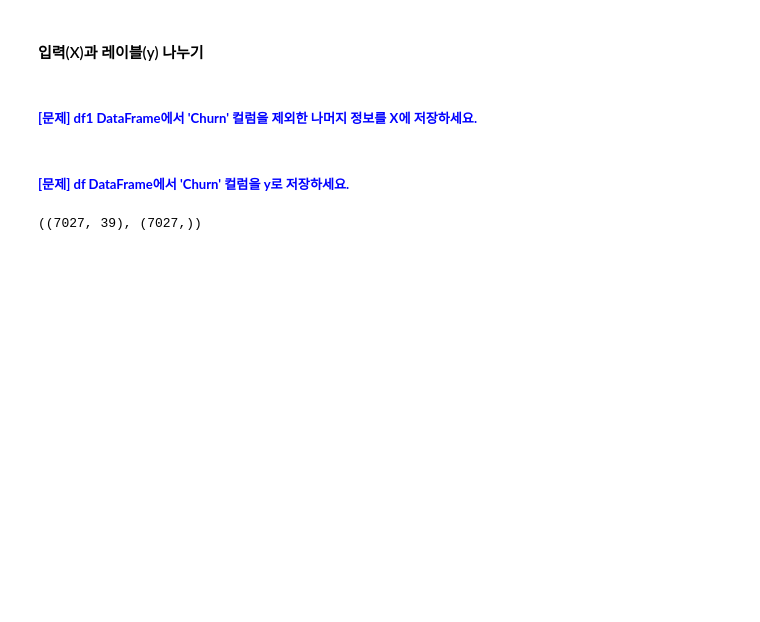
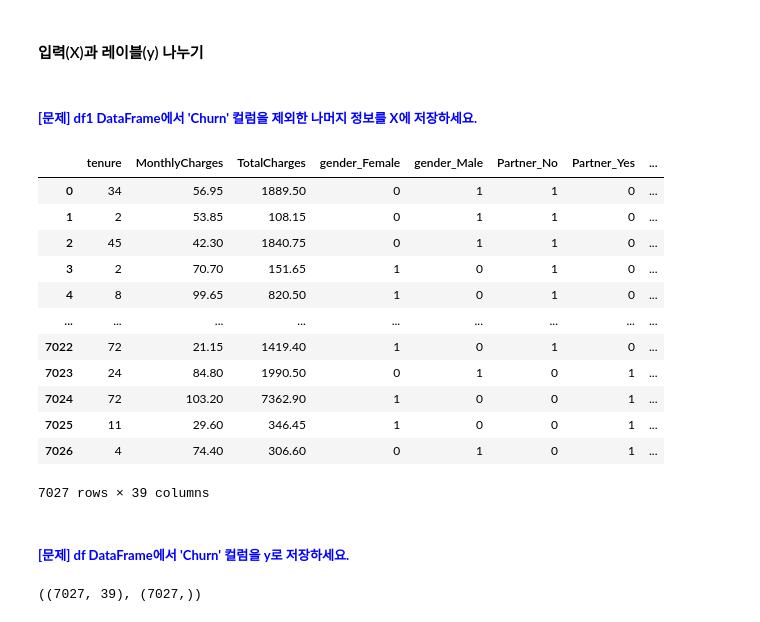
Before and after one commit to tjp1992/AICE, a Jupyter notebook: Python활용AI모델링_02_머신러닝_딥러닝_퀴즈_easy_v3_20221010.ipynb, the cells around one changed output. Saved outputs shown, nothing was run; the diff lists cells and outputs as text; code cells hidden in the pictures; blank space fills up the shorter version.

```diff
--- a/Python활용AI모델링_02_머신러닝_딥러닝_퀴즈_easy_v3_20221010.ipynb
+++ b/Python활용AI모델링_02_머신러닝_딥러닝_퀴즈_easy_v3_20221010.ipynb
@@ -183,6 +191,22 @@ df1.head(3)
 #### 입력(X)과 레이블(y) 나누기
 # %% [markdown]
 ##### <font color=blue> **[문제] df1 DataFrame에서 'Churn' 컬럼을 제외한 나머지 정보를 X에 저장하세요.** </font>
+# %%
+df1.drop('Churn', axis=1)
+# %% [output]
+|  | tenure | MonthlyCharges | TotalCharges | gender_Female | gender_Male | Partner_No | Partner_Yes | ... |
+| 0 | 34 | 56.95 | 1889.50 | 0 | 1 | 1 | 0 | ... |
+| 1 | 2 | 53.85 | 108.15 | 0 | 1 | 1 | 0 | ... |
+| 2 | 45 | 42.30 | 1840.75 | 0 | 1 | 1 | 0 | ... |
+| 3 | 2 | 70.70 | 151.65 | 1 | 0 | 1 | 0 | ... |
+| 4 | 8 | 99.65 | 820.50 | 1 | 0 | 1 | 0 | ... |
+| ... | ... | ... | ... | ... | ... | ... | ... | ... |
+| 7022 | 72 | 21.15 | 1419.40 | 1 | 0 | 1 | 0 | ... |
+| 7023 | 24 | 84.80 | 1990.50 | 0 | 1 | 0 | 1 | ... |
+| 7024 | 72 | 103.20 | 7362.90 | 1 | 0 | 0 | 1 | ... |
+| 7025 | 11 | 29.60 | 346.45 | 1 | 0 | 0 | 1 | ... |
+| 7026 | 4 | 74.40 | 306.60 | 0 | 1 | 0 | 1 | ... |
+7027 rows × 39 columns
 # %%
 # DataFrame drop 함수 활용
 # 'Churn' 컬럼 삭제
```
Also changed, not shown: parts of 18 cells of this notebook.
